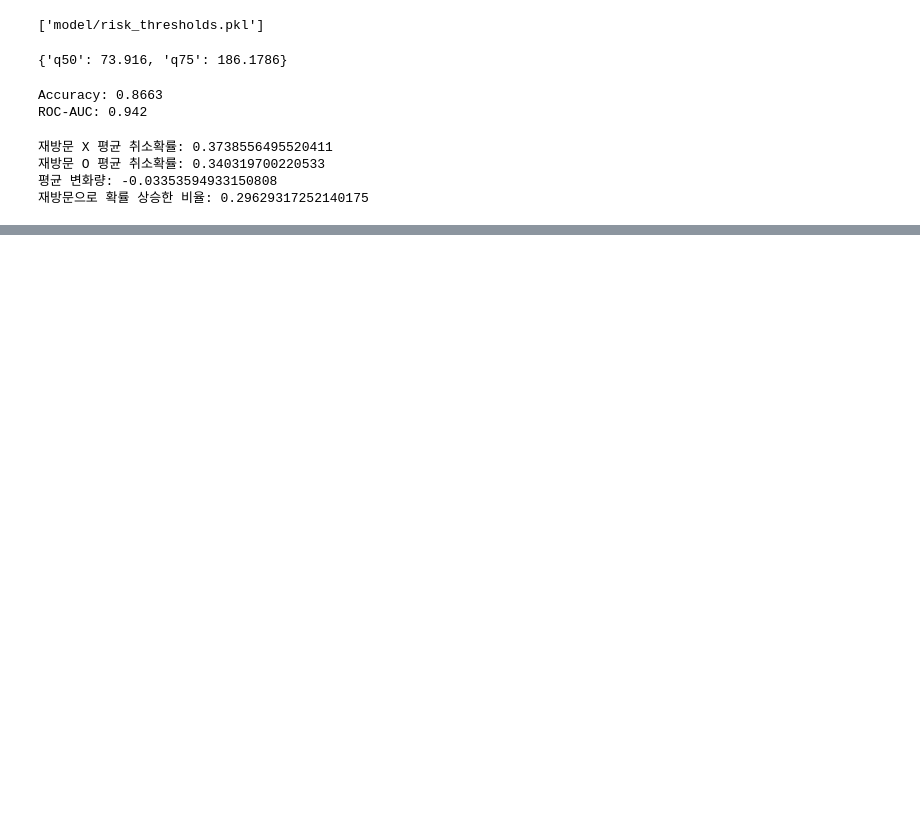
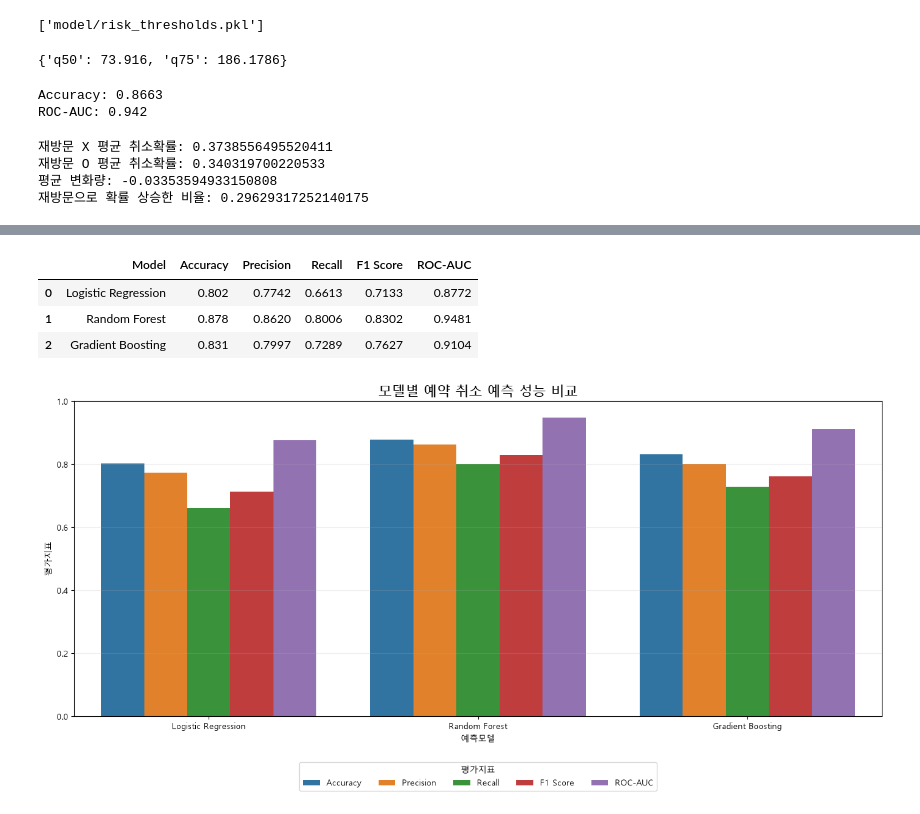
Before and after one commit to mseon94/Machine-Learning-PRJ, a Jupyter notebook: hotel_canceled.ipynb, the cells around one changed output, grey strips where cells are left out. Cells and saved outputs as stored; diff of their text form; code cells hidden in the pictures; blank space fills up the shorter version.

```diff
--- a/hotel_canceled.ipynb
+++ b/hotel_canceled.ipynb
@@ -1482,0 +1686,70 @@ importance_df.to_csv(
+# %%
+model_results = pd.read_csv(
+    "model_results.csv"
+)
+
+display(
+    model_results.round(4)
+)
+# %% [output]
+|  | Model | Accuracy | Precision | Recall | F1 Score | ROC-AUC |
+| 0 | Logistic Regression | 0.802 | 0.7742 | 0.6613 | 0.7133 | 0.8772 |
+| 1 | Random Forest | 0.878 | 0.8620 | 0.8006 | 0.8302 | 0.9481 |
+| 2 | Gradient Boosting | 0.831 | 0.7997 | 0.7289 | 0.7627 | 0.9104 |
+# %%
+plot_df = model_results.melt(
+    id_vars="Model",
+    value_vars=[
+        "Accuracy",
+        "Precision",
+        "Recall",
+        "F1 Score",
+        "ROC-AUC"
+    ],
+    var_name="Metric",
+    value_name="Score"
+)
+# %%
+plt.figure(
+    figsize=(14, 7)
+)
+
+ax = sns.barplot(
+    data=plot_df,
+    x="Model",
+    y="Score",
+    hue="Metric"
+)
+
+plt.title(
+    "모델별 예약 취소 예측 성능 비교",
+    fontsize=16
+)
+
+plt.xlabel("예측모델")
+plt.ylabel("평가지표")
+plt.ylim(0, 1)
+
+plt.legend(
+    title="평가지표",
+    loc="lower center",
+    bbox_to_anchor=(0.5, -0.25),
+    ncol=5
+)
+
+plt.grid(
+    axis="y",
+    alpha=0.2
+)
+
+plt.tight_layout()
+
+plt.savefig(
+    "model_performance_comparison.png",
+    dpi=300,
+    bbox_inches="tight"
+)
+
+plt.show()
+# %% [output]
+[figure, added]
```
Also changed, not shown: parts of 33 cells of this notebook, 9 other files.
